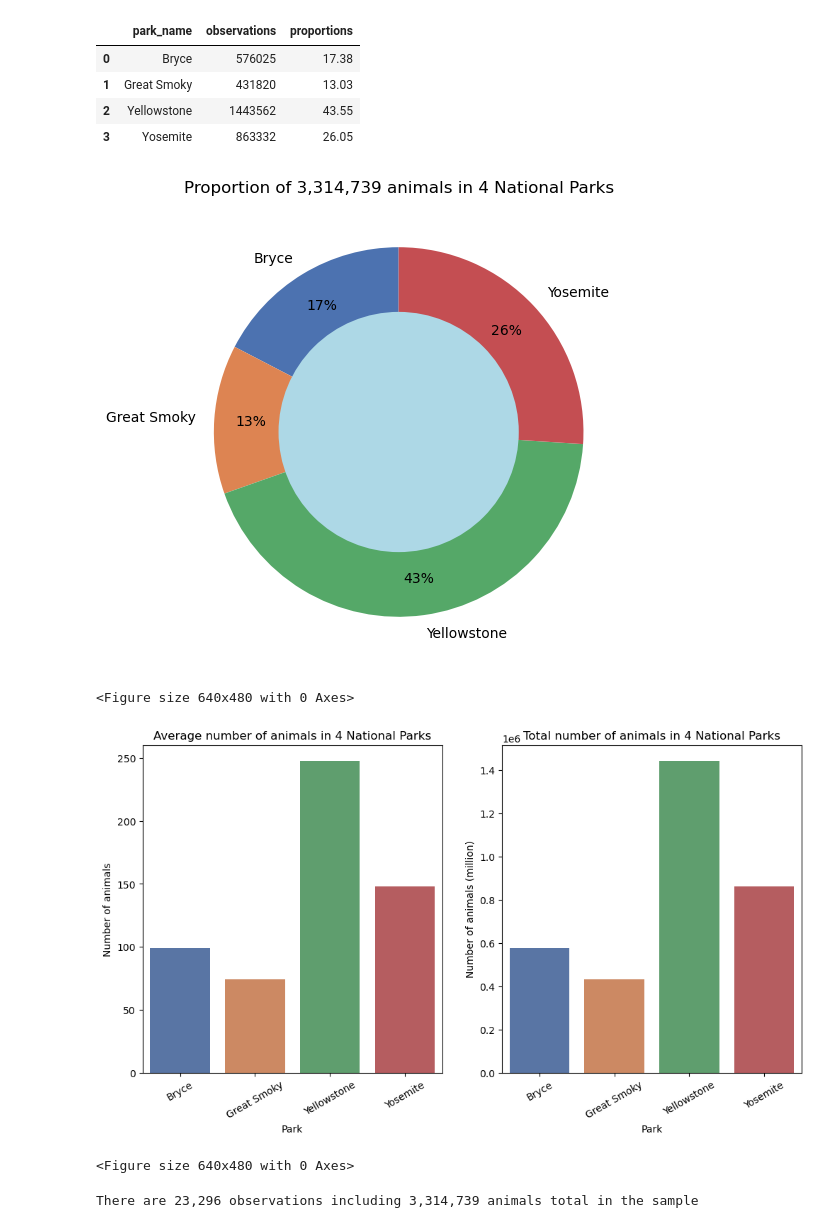
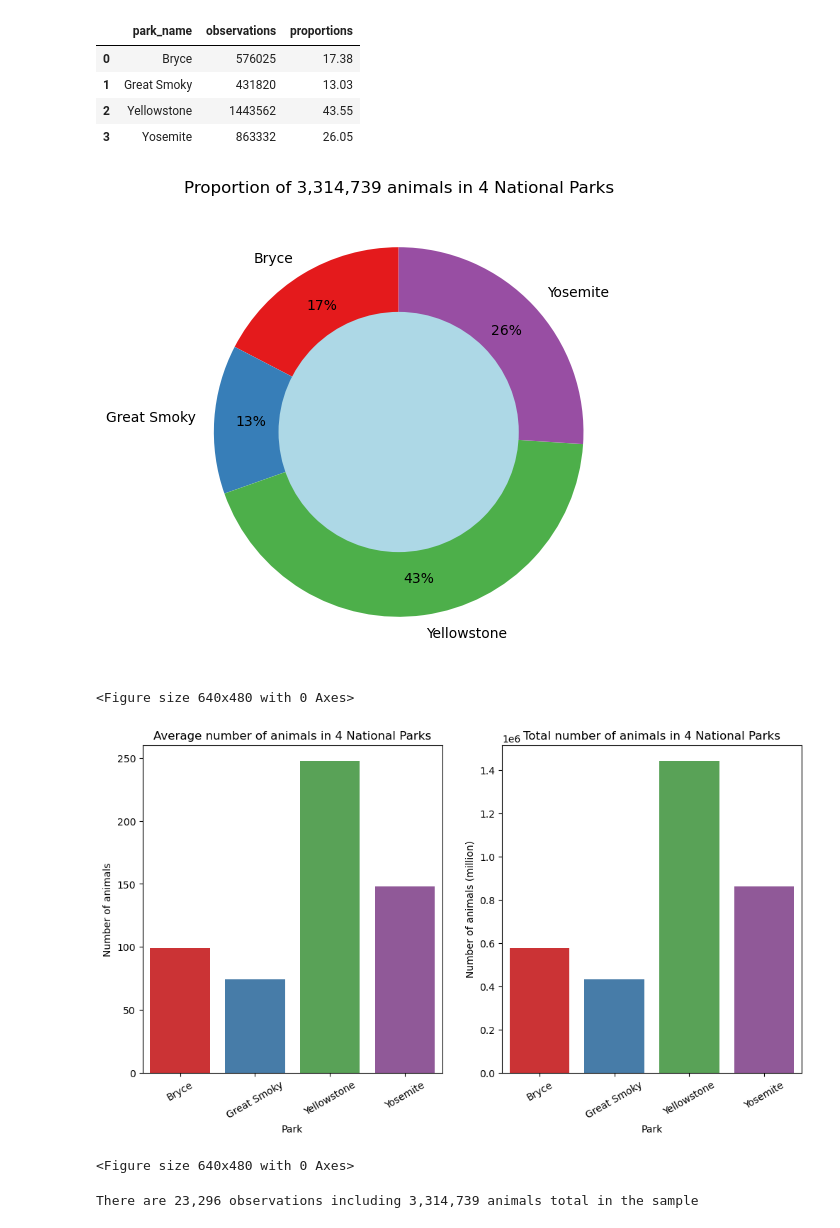
Before and after one commit to LiZoMark841619/Biodiversity_Project, a Jupyter notebook: biodiversity_starter/biodiversity.ipynb, the cells around one changed output. Drawn from its saved outputs; the diff is of its cells as text; code cells hidden in the pictures.

```diff
--- a/biodiversity_starter/biodiversity.ipynb
+++ b/biodiversity_starter/biodiversity.ipynb
@@ -80,16 +80,16 @@ total_animal
 | 3 | Yosemite | 863332 | 26.05 |
 # %%
 plt.figure(figsize=[12, 6])
-sns.set_palette('deep')
+sns.set_palette('Set1')
 plt.pie(total_animal['observations'], autopct='%d%%', startangle=90, labels=total_animal.park_name, pctdistance=0.8)
 plt.title(f'Proportion of {total_animal.observations.sum():,} animals in {len(total_animal.park_name)} National Parks')
 hole = plt.Circle((0, 0), 0.65, facecolor='lightblue')
 plt.gcf().gca().add_artist(hole)
 plt.savefig('donut_chart_animals.png')
 plt.show()
 plt.clf()
 # %% [output]
-[figure, old version]
+[figure, new version]
 <Figure size 640x480 with 0 Axes>
 # %%
 plt.figure(figsize=[12,6])
@@ -109,7 +109,7 @@ plt.savefig('num_of_animals.png')
 plt.show()
 plt.clf()
 # %% [output]
-[figure, old version]
+[figure, new version]
 <Figure size 640x480 with 0 Axes>
 # %%
 print(f'There are {len(file1.observations):,} observations including {file1.observations.sum():,} animals total in the sample')
```
Also changed, not shown: parts of 1 cell of this notebook, 3 other files.
